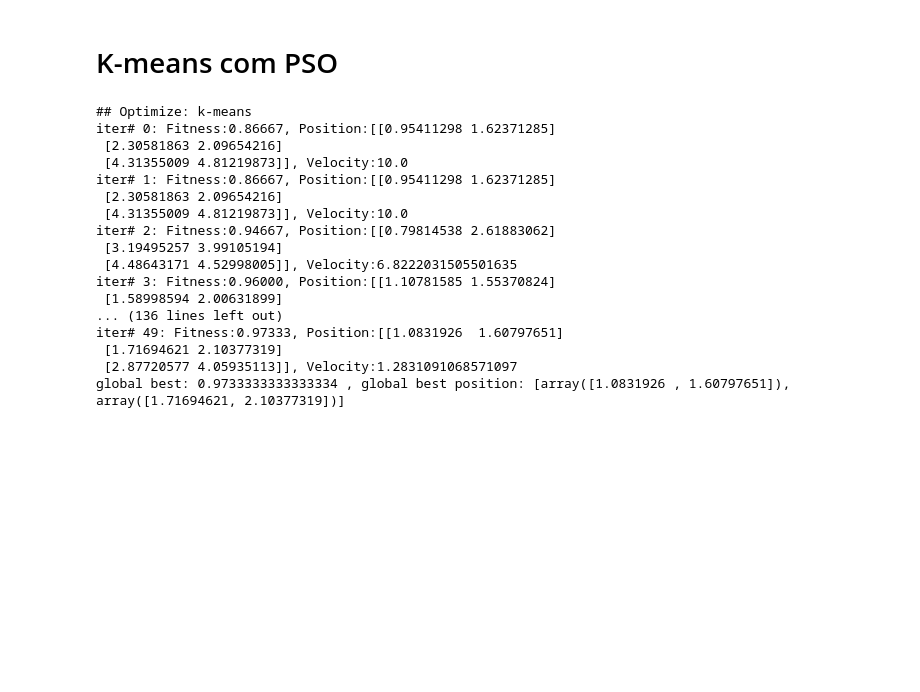
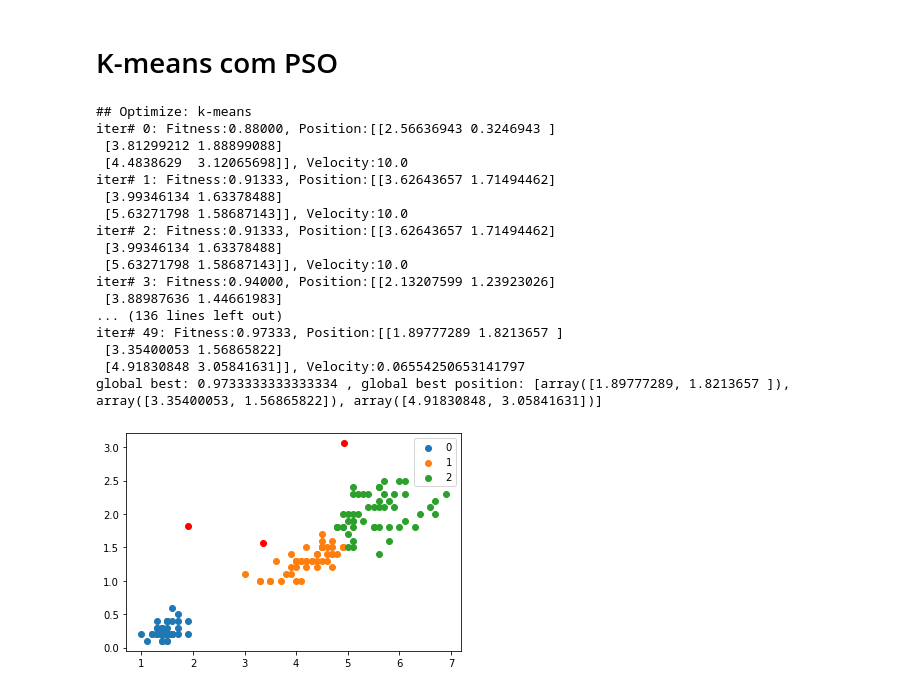
Before and after one commit to Hiomma/master-degree, a Jupyter notebook: Exercicios/Computação Natural/K-means/k-means.ipynb, the cells around one changed output. Saved outputs shown, nothing was run; the diff lists cells and outputs as text; code cells hidden in the pictures; blank space fills up the shorter version.

```diff
--- a/Exercicios/Computação Natural/K-means/k-means.ipynb
+++ b/Exercicios/Computação Natural/K-means/k-means.ipynb
@@ -255,7 +255,7 @@ def Get_PSO(nr_Centroids, bounds, data, target, nr_Size=10, nr_Inertia=0.5, pa=0
 
     history = {'particles':[],
                'global_best_fitness':[],
-               'global_best':[[np.inf, np.inf] for i in range(nr_Iters)],
+               'global_best':[[np.inf, np.inf, np.inf] for i in range(nr_Iters)],
                'obj_func': nm_Function,}
 
 
@@ -265,6 +265,7 @@ def Get_PSO(nr_Centroids, bounds, data, target, nr_Size=10, nr_Inertia=0.5, pa=0
 
         history['global_best'][i][0] = global_best[0]
         history['global_best'][i][1] = global_best[1]
+        history['global_best'][i][2] = global_best[2]
 
         if b_Verbose: print('iter# {}:'.format(i), end='')
 
@@ -299,19 +300,35 @@ history = Get_PSO(3, [[0,5],[0,5]],  data, target, nr_Size=100, nr_Inertia=0.5,
 print('global best:',history['global_best_fitness'][-1], ', global best position:', history['global_best'][-1])
 # %% [output]
 ## Optimize: k-means
-iter# 0: Fitness:0.86667, Position:[[0.95411298 1.62371285]
- [2.30581863 2.09654216]
- [4.31355009 4.81219873]], Velocity:10.0
-iter# 1: Fitness:0.86667, Position:[[0.95411298 1.62371285]
- [2.30581863 2.09654216]
- [4.31355009 4.81219873]], Velocity:10.0
-iter# 2: Fitness:0.94667, Position:[[0.79814538 2.61883062]
- [3.19495257 3.99105194]
- [4.48643171 4.52998005]], Velocity:6.8222031505501635
-iter# 3: Fitness:0.96000, Position:[[1.10781585 1.55370824]
- [1.58998594 2.00631899]
+iter# 0: Fitness:0.88000, Position:[[2.56636943 0.3246943 ]
+ [3.81299212 1.88899088]
+ [4.4838629  3.12065698]], Velocity:10.0
+iter# 1: Fitness:0.91333, Position:[[3.62643657 1.71494462]
+ [3.99346134 1.63378488]
+ [5.63271798 1.58687143]], Velocity:10.0
+iter# 2: Fitness:0.91333, Position:[[3.62643657 1.71494462]
+ [3.99346134 1.63378488]
+ [5.63271798 1.58687143]], Velocity:10.0
+iter# 3: Fitness:0.94000, Position:[[2.13207599 1.23923026]
+ [3.88987636 1.44661983]
 ... (136 lines left out)
-iter# 49: Fitness:0.97333, Position:[[1.0831926  1.60797651]
- [1.71694621 2.10377319]
- [2.87720577 4.05935113]], Velocity:1.2831091068571097
-global best: 0.9733333333333334 , global best position: [array([1.0831926 , 1.60797651]), array([1.71694621, 2.10377319])]
+iter# 49: Fitness:0.97333, Position:[[1.89777289 1.8213657 ]
+ [3.35400053 1.56865822]
+ [4.91830848 3.05841631]], Velocity:0.06554250653141797
+global best: 0.9733333333333334 , global best position: [array([1.89777289, 1.8213657 ]), array([3.35400053, 1.56865822]), array([4.91830848, 3.05841631])]
+# %%
+import matplotlib.pyplot as plt
+
+u_labels = np.unique(target)
+
+distances = cdist(data, history['global_best'][-1] ,'euclidean')
+points = np.array([np.argmin(i) for i in distances])
+
+for i in u_labels:
+    plt.scatter(history['global_best'][-1][i][0],history['global_best'][-1][i][1], c="r")
+    plt.scatter(data[points == i , 0] , data[points == i , 1] , label = i)
+
+plt.legend()
+plt.show()
+# %% [output]
+[figure, added]
```
Also changed, not shown: parts of 2 cells of this notebook, 1 other file.
